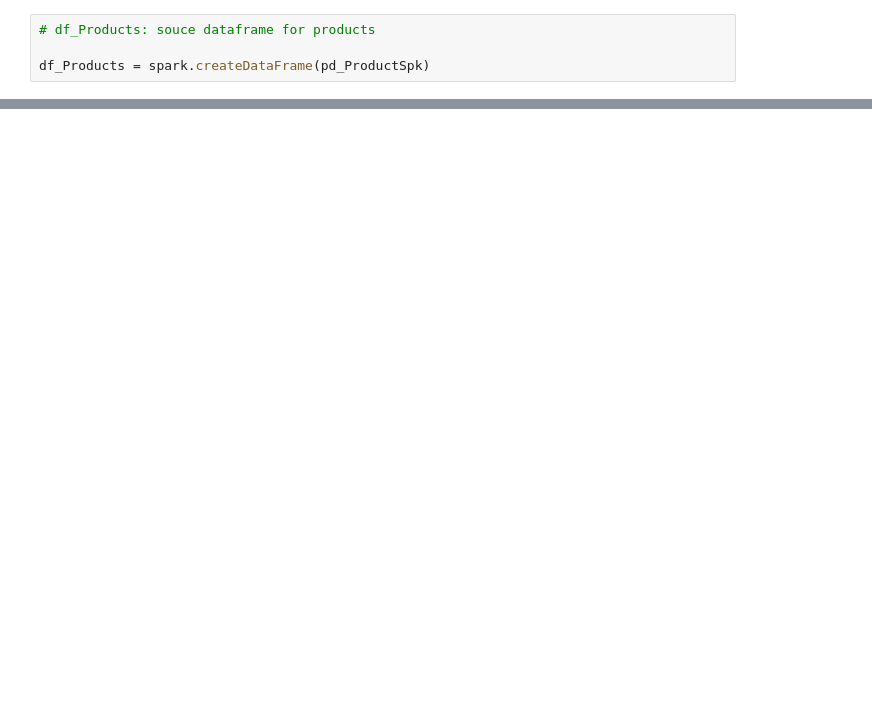
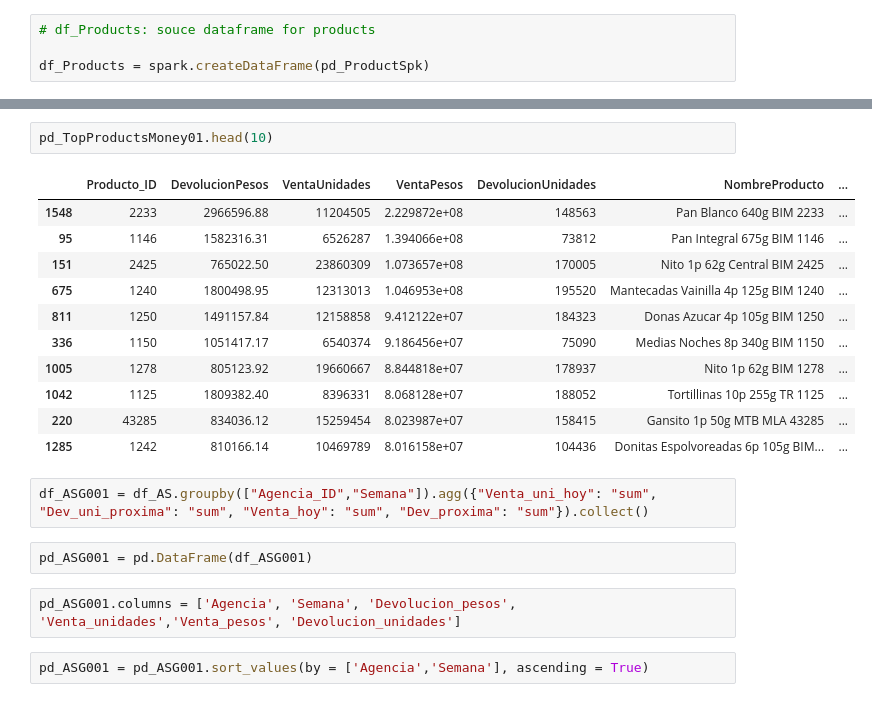
Before and after one commit to miguelvelazco0116/IBMDataScience, a Jupyter notebook: Bimbo Analysis.ipynb, the cells around one changed output, grey strips where cells are left out. Cells and saved outputs as stored; diff of their text form; blank space fills up the shorter version.

```diff
--- a/Bimbo Analysis.ipynb
+++ b/Bimbo Analysis.ipynb
@@ -671,0 +736,22 @@ only showing top 20 rows
+# %%
+pd_TopProductsMoney01.head(10)
+# %% [output]
+|  | Producto_ID | DevolucionPesos | VentaUnidades | VentaPesos | DevolucionUnidades | NombreProducto | ... |
+| 1548 | 2233 | 2966596.88 | 11204505 | 2.229872e+08 | 148563 | Pan Blanco 640g BIM 2233 | ... |
+| 95 | 1146 | 1582316.31 | 6526287 | 1.394066e+08 | 73812 | Pan Integral 675g BIM 1146 | ... |
+| 151 | 2425 | 765022.50 | 23860309 | 1.073657e+08 | 170005 | Nito 1p 62g Central BIM 2425 | ... |
+| 675 | 1240 | 1800498.95 | 12313013 | 1.046953e+08 | 195520 | Mantecadas Vainilla 4p 125g BIM 1240 | ... |
+| 811 | 1250 | 1491157.84 | 12158858 | 9.412122e+07 | 184323 | Donas Azucar 4p 105g BIM 1250 | ... |
+| 336 | 1150 | 1051417.17 | 6540374 | 9.186456e+07 | 75090 | Medias Noches 8p 340g BIM 1150 | ... |
+| 1005 | 1278 | 805123.92 | 19660667 | 8.844818e+07 | 178937 | Nito 1p 62g BIM 1278 | ... |
+| 1042 | 1125 | 1809382.40 | 8396331 | 8.068128e+07 | 188052 | Tortillinas 10p 255g TR 1125 | ... |
+| 220 | 43285 | 834036.12 | 15259454 | 8.023987e+07 | 158415 | Gansito 1p 50g MTB MLA 43285 | ... |
+| 1285 | 1242 | 810166.14 | 10469789 | 8.016158e+07 | 104436 | Donitas Espolvoreadas 6p 105g BIM... | ... |
+# %%
+df_ASG001 = df_AS.groupby(["Agencia_ID","Semana"]).agg({"Venta_uni_hoy": "sum", "Dev_uni_proxima": "sum", "Venta_hoy": "sum", "Dev_proxima": "sum"}).collect()
+# %%
+pd_ASG001 = pd.DataFrame(df_ASG001)
+# %%
+pd_ASG001.columns = ['Agencia', 'Semana', 'Devolucion_pesos', 'Venta_unidades','Venta_pesos', 'Devolucion_unidades']
+# %%
+pd_ASG001 = pd_ASG001.sort_values(by = ['Agencia','Semana'], ascending = True)
```
Also changed, not shown: parts of 21 cells of this notebook.
